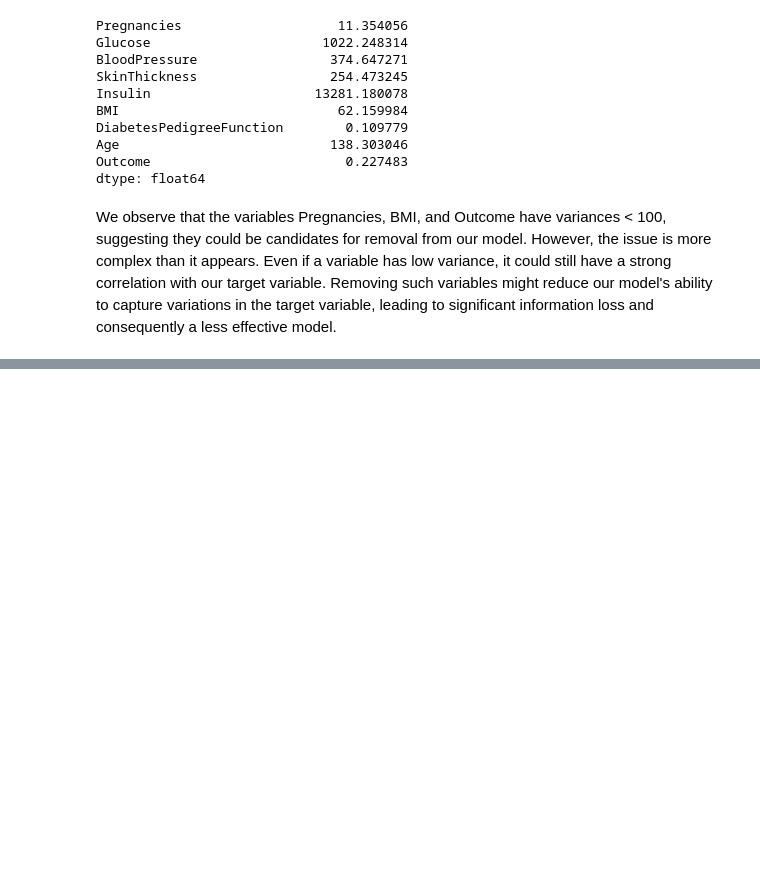
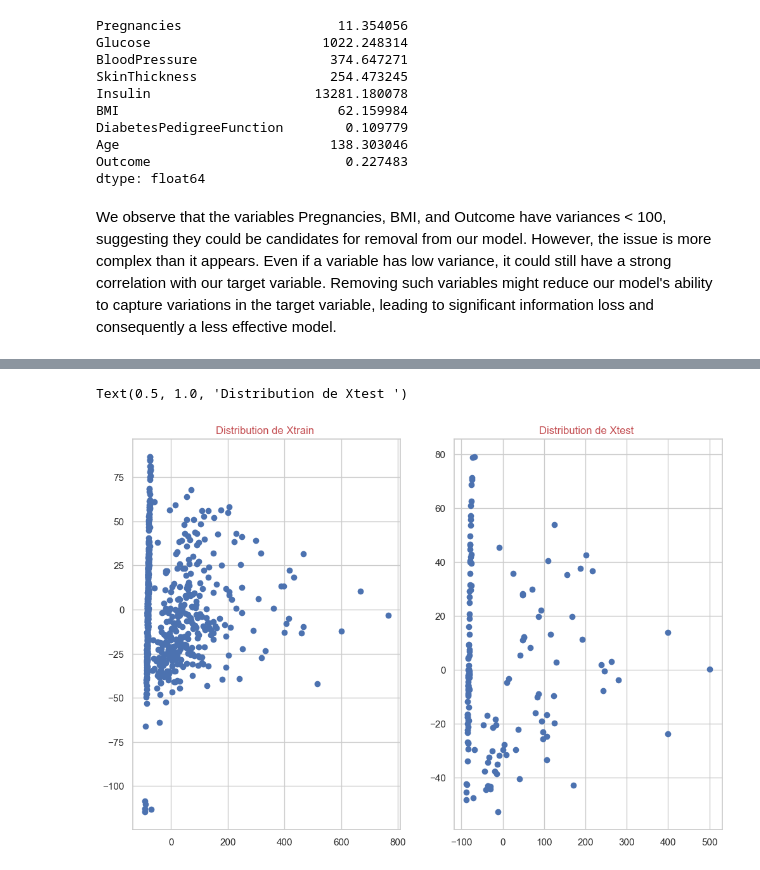
Before and after one commit to Yousseflaoufir12/Diabetes-Risk-Prediction, a Jupyter notebook: diabetes.ipynb, the cells around one changed output, grey strips where cells are left out. Saved outputs shown, nothing was run; the diff lists cells and outputs as text; code cells hidden in the pictures; blank space fills up the shorter version.

```diff
--- a/diabetes.ipynb
+++ b/diabetes.ipynb
@@ -407,0 +422,2 @@ We observe that the variables Pregnancies, BMI, and Outcome have variances < 100
+# %%
+Xtrain,Xtest,Ytrain,Ytest=train_test_split(df.drop('Outcome',axis=1),df['Outcome'],test_size=0.2,random_state=42)
@@ -407,0 +436,4 @@ We observe that the variables Pregnancies, BMI, and Outcome have variances < 100
+# %%
+pca=PCA(n_components=2)
+x_train_pca=pca.fit_transform(Xtrain)
+x_test_pca=pca.transform(Xtest)
@@ -407,0 +453,10 @@ We observe that the variables Pregnancies, BMI, and Outcome have variances < 100
+# %%
+fig,ax=plt.subplots(1,2,figsize=(12,8))
+ax[0].scatter(x_train_pca[:,0],x_train_pca[:,1])
+ax[0].set_title("Distribution de Xtrain ",c='r',fontsize=12)
+
+ax[1].scatter(x_test_pca[:,0],x_test_pca[:,1])
+ax[1].set_title("Distribution de Xtest ",c='r',fontsize=12)
+# %% [output]
+Text(0.5, 1.0, 'Distribution de Xtest ')
+[figure, added]
```
Also changed, not shown: parts of 21 cells of this notebook.
